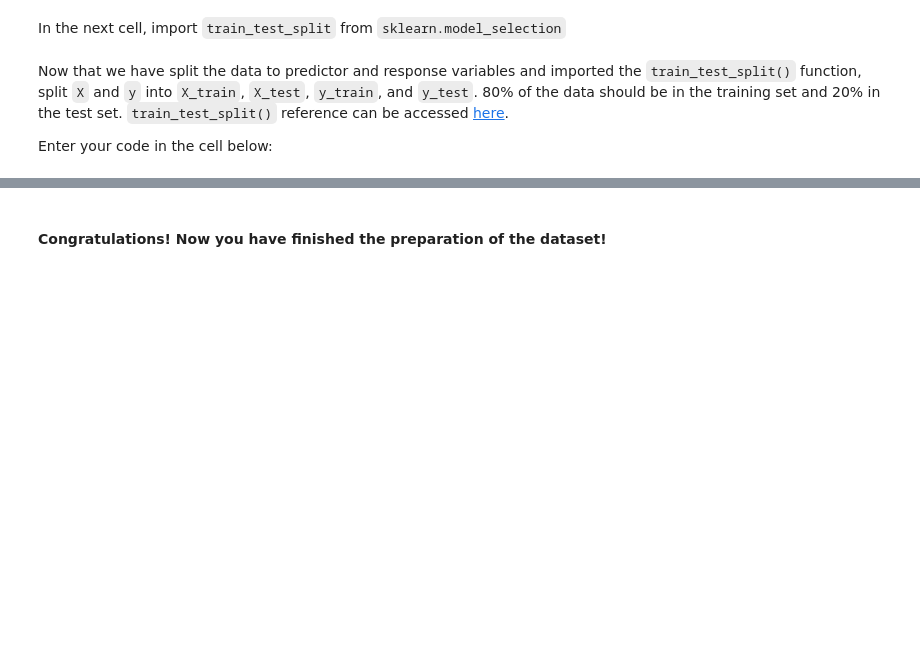
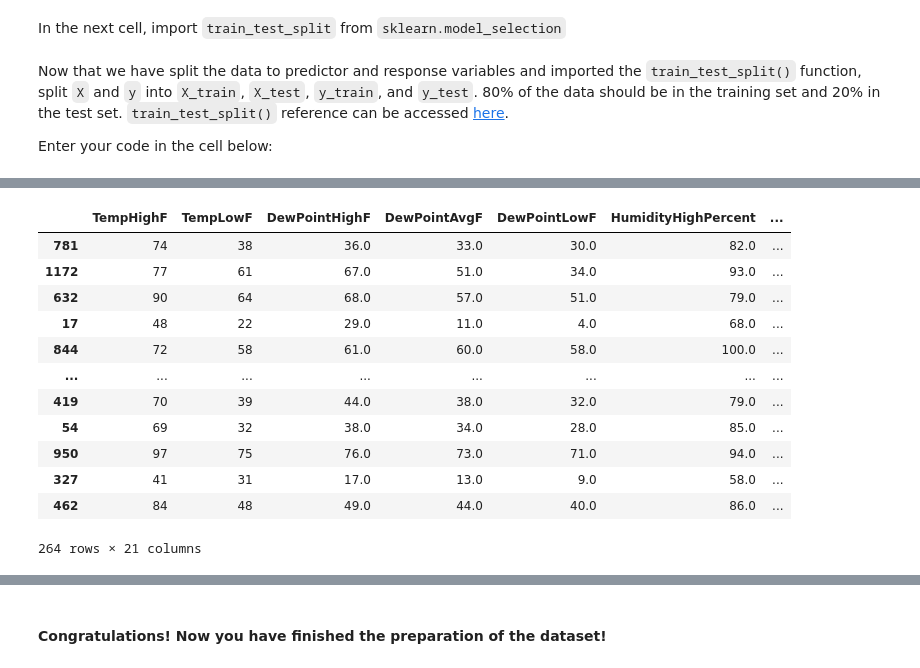
Before and after one commit to ironhack-datalabs/dataV2-labs, a Jupyter notebook: module-3/Intro-to-ML/your-code/main.ipynb, the cells around one changed output, grey strips where cells are left out. Cells and saved outputs as stored; diff of their text form; code cells hidden in the pictures; blank space fills up the shorter version.

```diff
--- a/module-3/Intro-to-ML/your-code/main.ipynb
+++ b/module-3/Intro-to-ML/your-code/main.ipynb
@@ -561,0 +581,16 @@ X_train, X_test, y_train, y_test = train_test_split(austin_fixed_x, austin_fixed
+# %%
+X_test
+# %% [output]
+|  | TempHighF | TempLowF | DewPointHighF | DewPointAvgF | DewPointLowF | HumidityHighPercent | ... |
+| 781 | 74 | 38 | 36.0 | 33.0 | 30.0 | 82.0 | ... |
+| 1172 | 77 | 61 | 67.0 | 51.0 | 34.0 | 93.0 | ... |
+| 632 | 90 | 64 | 68.0 | 57.0 | 51.0 | 79.0 | ... |
+| 17 | 48 | 22 | 29.0 | 11.0 | 4.0 | 68.0 | ... |
+| 844 | 72 | 58 | 61.0 | 60.0 | 58.0 | 100.0 | ... |
+| ... | ... | ... | ... | ... | ... | ... | ... |
+| 419 | 70 | 39 | 44.0 | 38.0 | 32.0 | 79.0 | ... |
+| 54 | 69 | 32 | 38.0 | 34.0 | 28.0 | 85.0 | ... |
+| 950 | 97 | 75 | 76.0 | 73.0 | 71.0 | 94.0 | ... |
+| 327 | 41 | 31 | 17.0 | 13.0 | 9.0 | 58.0 | ... |
+| 462 | 84 | 48 | 49.0 | 44.0 | 40.0 | 86.0 | ... |
+264 rows × 21 columns
```
Also changed, not shown: parts of 5 cells of this notebook, 2 other files.
